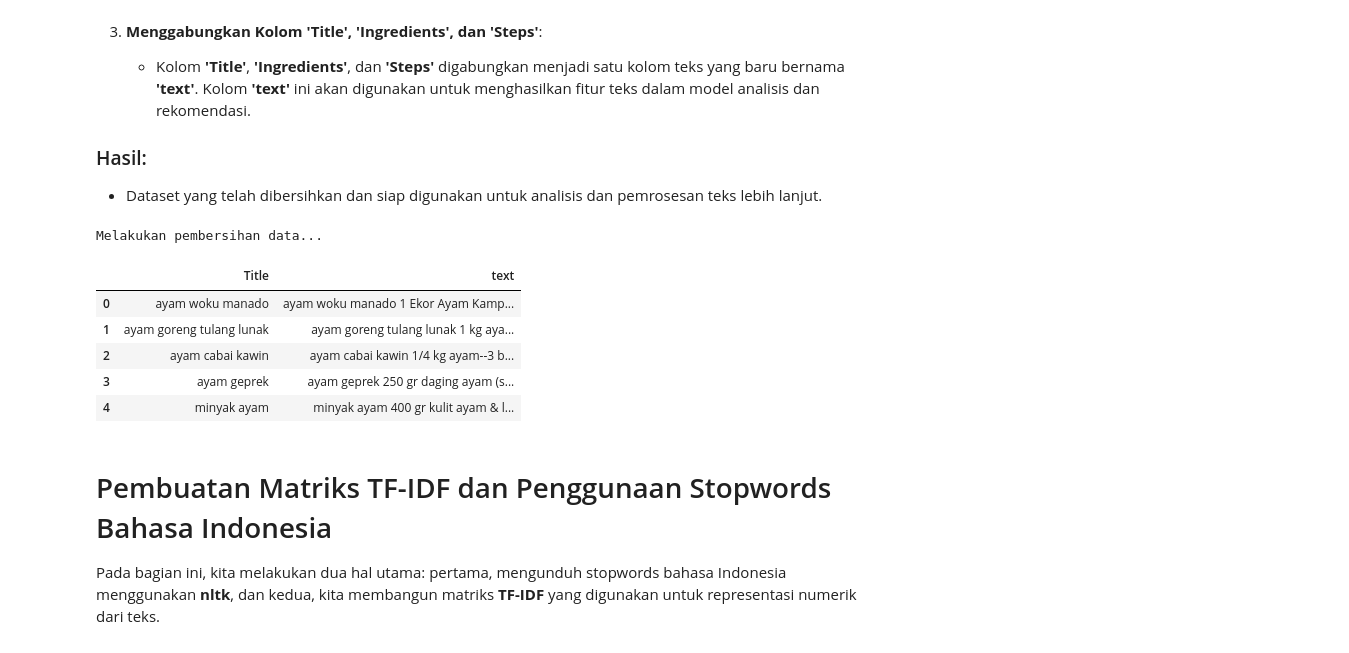
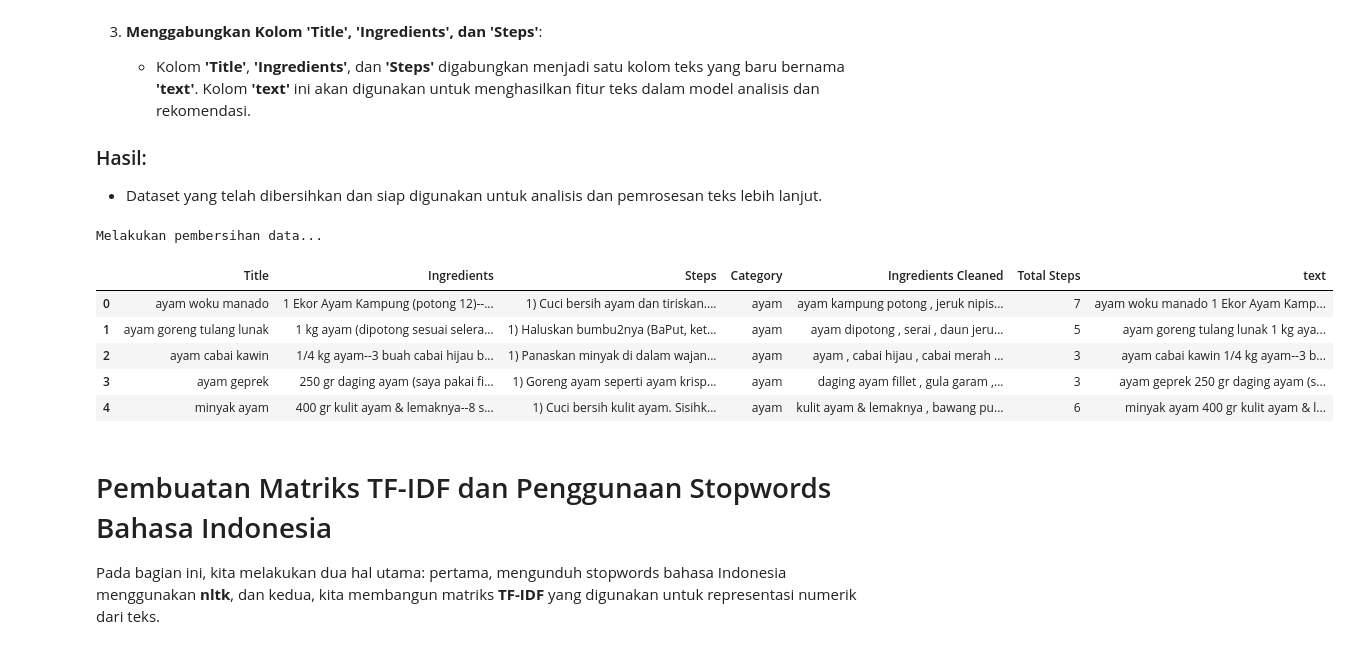
Before and after one commit to arezyhs/Python-Indonesia-Recipes-Recommendation, a Jupyter notebook: Python_Implementation_of_TFIDF_SVM_Random_Forest_Classifer_on_Recipe_Recommendation.ipynb, the cells around one changed output. Cells and saved outputs as stored; diff of their text form; code cells hidden in the pictures.

```diff
--- a/Python_Implementation_of_TFIDF_SVM_Random_Forest_Classifer_on_Recipe_Recommendation.ipynb
+++ b/Python_Implementation_of_TFIDF_SVM_Random_Forest_Classifer_on_Recipe_Recommendation.ipynb
@@ -86,21 +86,14 @@ from google.colab import files
 uploaded = files.upload()
 
 # Menyimpan data dalam list
-file_names = [
-    'dataset-ayam.csv', 'dataset-ikan.csv', 'dataset-kambing.csv',
-    'dataset-sapi.csv', 'dataset-tahu.csv', 'dataset-telur.csv',
-    'dataset-tempe.csv', 'dataset-udang.csv'
-]
+file_name = 'Indonesian_Food_Recipes.csv'
 
-# Membaca semua dataset
-print("Membaca file dataset...")
-dataframes = []
-for file in file_names:
-    df = pd.read_csv(file)
-    dataframes.append(df)
+# Ganti dengan file baru yang diunggah
+file_name = 'Indonesian_Food_Recipes.csv'
 
-# Menggabungkan seluruh dataset menjadi satu
-df = pd.concat(dataframes, ignore_index=True)
+# Membaca dataset
+print("Membaca file dataset")
+df = pd.read_csv('Indonesian_Food_Recipes.csv')
 
 # Menampilkan beberapa data awal
 df.head()
@@ -134,23 +127,38 @@ Pada bagian ini, kita melakukan beberapa langkah pembersihan data untuk memastik
 # %%
 # Pembersihan data
 print("Melakukan pembersihan data...")
-df['Ingredients'] = df['Ingredients'].fillna('')  # Mengganti NaN dengan string kosong
-df['Steps'] = df['Steps'].fillna('')  # Mengganti NaN dengan string kosong
-df['Title'] = df['Title'].str.lower()  # Mengubah semua teks menjadi huruf kecil
+
+# Menghapus kolom 'Loves' dan 'URL' jika ada
+if 'Loves' in df.columns:
+    df = df.drop(columns=['Loves'])
+
+if 'URL' in df.columns:
+    df = df.drop(columns=['URL'])
+
+# Mengganti NaN dengan string kosong pada kolom 'Ingredients' dan 'Steps'
+df['Ingredients'] = df['Ingredients'].fillna('')
+df['Steps'] = df['Steps'].fillna('')
+
+# Mengganti NaN dengan string kosong pada kolom 'Title' dan 'text' untuk menghindari error
+df['Title'] = df['Title'].fillna('')
+df['text'] = df['text'].fillna('')
+
+# Mengubah semua teks di kolom 'Title' menjadi huruf kecil
+df['Title'] = df['Title'].str.lower()
 
 # Gabungkan kolom 'Title', 'Ingredients', dan 'Steps' menjadi satu kolom teks
 df['text'] = df['Title'] + ' ' + df['Ingredients'] + ' ' + df['Steps']
 
 # Cek hasil gabungan
-df[['Title', 'text']].head()
+df.head()
 # %% [output]
 Melakukan pembersihan data...
-|  | Title | text |
-| 0 | ayam woku manado | ayam woku manado 1 Ekor Ayam Kamp... |
-| 1 | ayam goreng tulang lunak | ayam goreng tulang lunak 1 kg aya... |
-| 2 | ayam cabai kawin | ayam cabai kawin 1/4 kg ayam--3 b... |
-| 3 | ayam geprek | ayam geprek 250 gr daging ayam (s... |
-| 4 | minyak ayam | minyak ayam 400 gr kulit ayam & l... |
+|  | Title | Ingredients | Steps | Category | Ingredients Cleaned | Total Steps | text |
+| 0 | ayam woku manado | 1 Ekor Ayam Kampung (potong 12)--... | 1) Cuci bersih ayam dan tiriskan.... | ayam | ayam kampung potong , jeruk nipis... | 7 | ayam woku manado 1 Ekor Ayam Kamp... |
+| 1 | ayam goreng tulang lunak | 1 kg ayam (dipotong sesuai selera... | 1) Haluskan bumbu2nya (BaPut, ket... | ayam | ayam dipotong , serai , daun jeru... | 5 | ayam goreng tulang lunak 1 kg aya... |
+| 2 | ayam cabai kawin | 1/4 kg ayam--3 buah cabai hijau b... | 1) Panaskan minyak di dalam wajan... | ayam | ayam , cabai hijau , cabai merah ... | 3 | ayam cabai kawin 1/4 kg ayam--3 b... |
+| 3 | ayam geprek | 250 gr daging ayam (saya pakai fi... | 1) Goreng ayam seperti ayam krisp... | ayam | daging ayam fillet , gula garam ,... | 3 | ayam geprek 250 gr daging ayam (s... |
+| 4 | minyak ayam | 400 gr kulit ayam & lemaknya--8 s... | 1) Cuci bersih kulit ayam. Sisihk... | ayam | kulit ayam & lemaknya , bawang pu... | 6 | minyak ayam 400 gr kulit ayam & l... |
 # %% [markdown]
 # Pembuatan Matriks TF-IDF dan Penggunaan Stopwords Bahasa Indonesia
 
```
Also changed, not shown: parts of 9 cells of this notebook.
